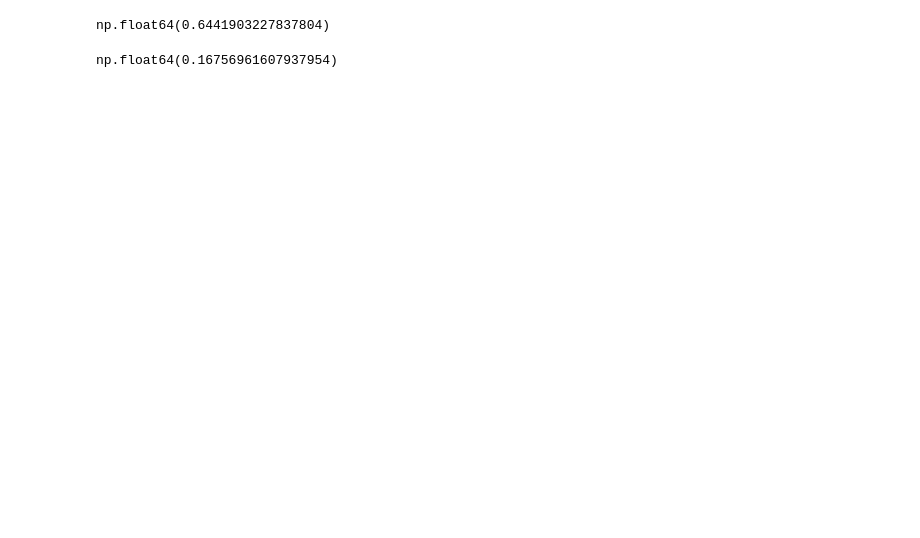
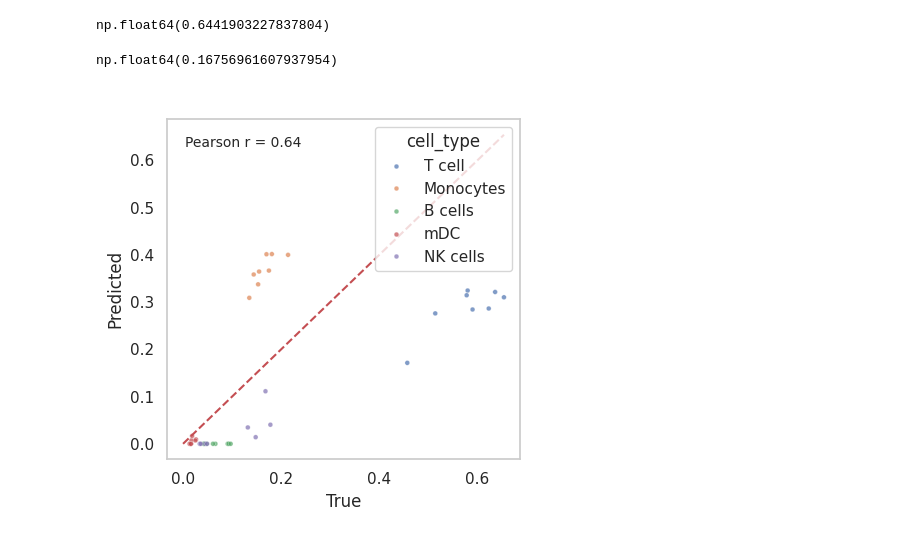
Before and after one commit to Eastmanmd/DECONVersation, a Jupyter notebook: tutorials/run_deconversation_on_bulk_geneformer.ipynb, the cells around one changed output. Drawn from its saved outputs; the diff is of its cells as text; code cells hidden in the pictures; blank space fills up the shorter version.

```diff
--- a/tutorials/run_deconversation_on_bulk_geneformer.ipynb
+++ b/tutorials/run_deconversation_on_bulk_geneformer.ipynb
@@ -206,0 +256,8 @@ import deconversation
+# %%
+import matplotlib.pyplot as plt
+plt.rcParams['axes.grid'] = False
+visualization.plot_true_vs_predicted(y_true_df=ground_truth,
+                                     y_pred_df=results,
+                                     stratify_by_celltype=False)
+# %% [output]
+[figure, added]
```
Also changed, not shown: parts of 8 cells of this notebook.
